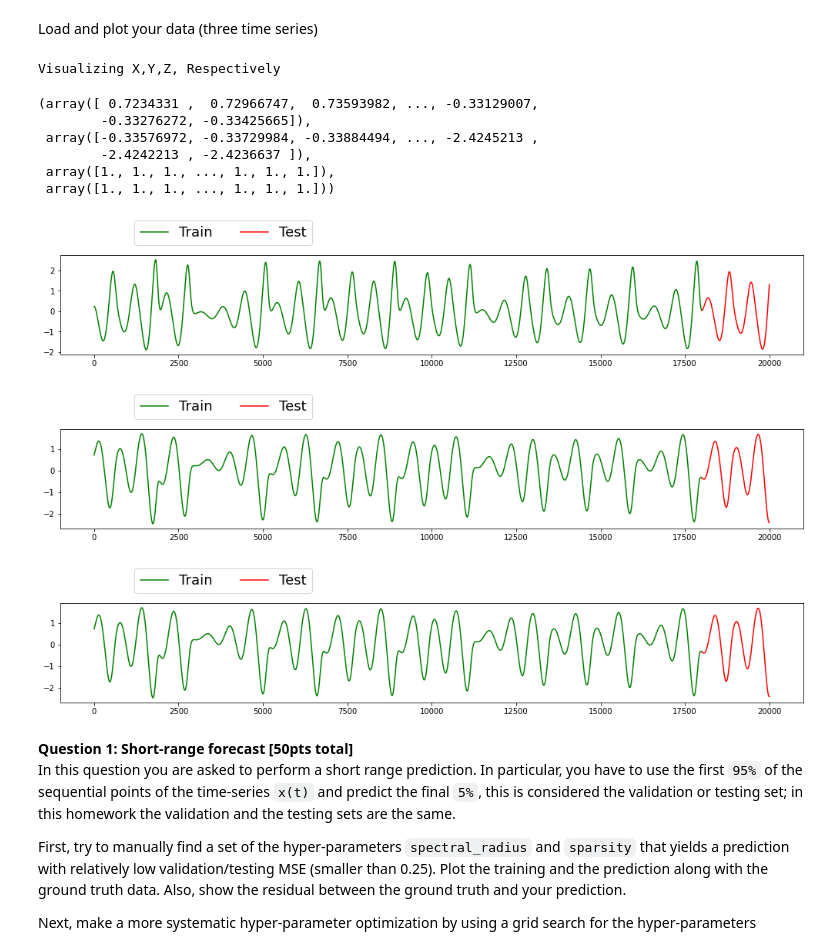
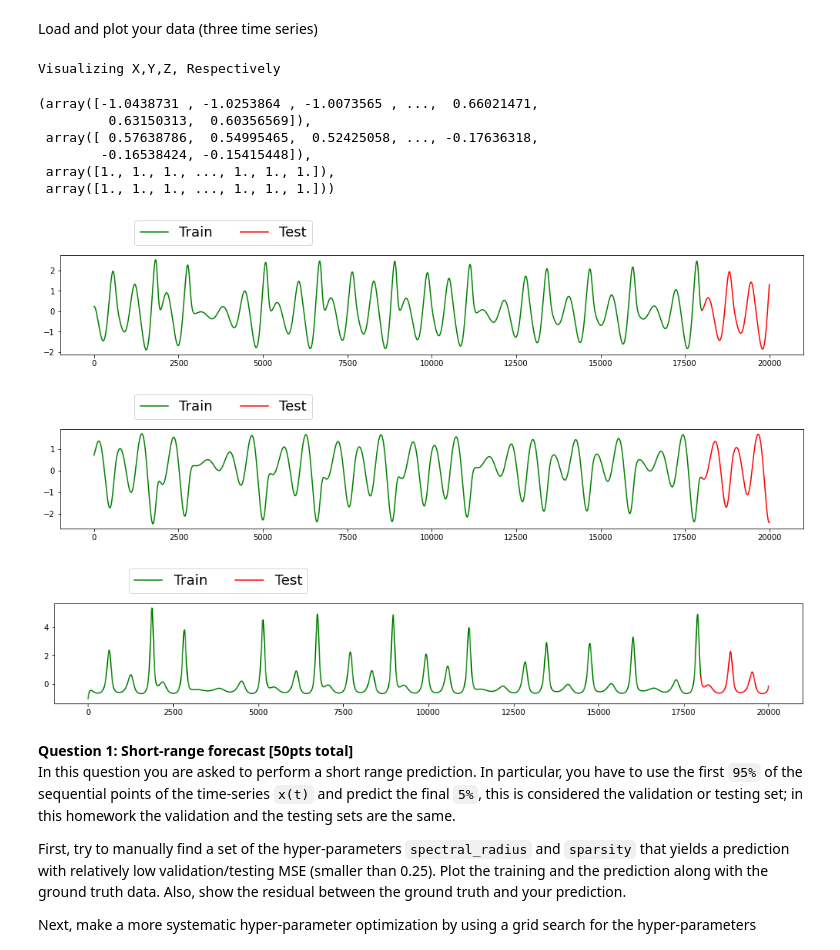
Before and after one commit to simonwarchol/2020-CS109B, a Jupyter notebook: content/homeworks/hw06/notebook/hw6_209/cs109b_hw6_209.ipynb, the cells around one changed output. Saved outputs shown, nothing was run; the diff lists cells and outputs as text; code cells hidden in the pictures.

```diff
--- a/content/homeworks/hw06/notebook/hw6_209/cs109b_hw6_209.ipynb
+++ b/content/homeworks/hw06/notebook/hw6_209/cs109b_hw6_209.ipynb
@@ -151,23 +151,23 @@ Load and plot your data (three time series)
 # %%
 ### your code here
 print("Visualizing X,Y,Z, Respectively")
 x = np.loadtxt('data/x.dat')
 prepareData(x, plotshow=True)
 y = np.loadtxt('data/y.dat')
 prepareData(y, plotshow=True)
 z = np.loadtxt('data/z.dat')
-prepareData(y, plotshow=True)
+prepareData(z, plotshow=True)
 # %% [output]
 Visualizing X,Y,Z, Respectively
-(array([ 0.7234331 ,  0.72966747,  0.73593982, ..., -0.33129007,
-        -0.33276272, -0.33425665]),
- array([-0.33576972, -0.33729984, -0.33884494, ..., -2.4245213 ,
-        -2.4242213 , -2.4236637 ]),
+(array([-1.0438731 , -1.0253864 , -1.0073565 , ...,  0.66021471,
+         0.63150313,  0.60356569]),
+ array([ 0.57638786,  0.54995465,  0.52425058, ..., -0.17636318,
+        -0.16538424, -0.15415448]),
  array([1., 1., 1., ..., 1., 1., 1.]),
  array([1., 1., 1., ..., 1., 1., 1.]))
 [figure]
 [figure]
-[figure, old version]
+[figure, new version]
 # %% [markdown]
 <div class='exercise'><b> Question 1:   Short-range forecast  [50pts total] </b></div>
 
```
Also changed, not shown: parts of 21 cells of this notebook.
